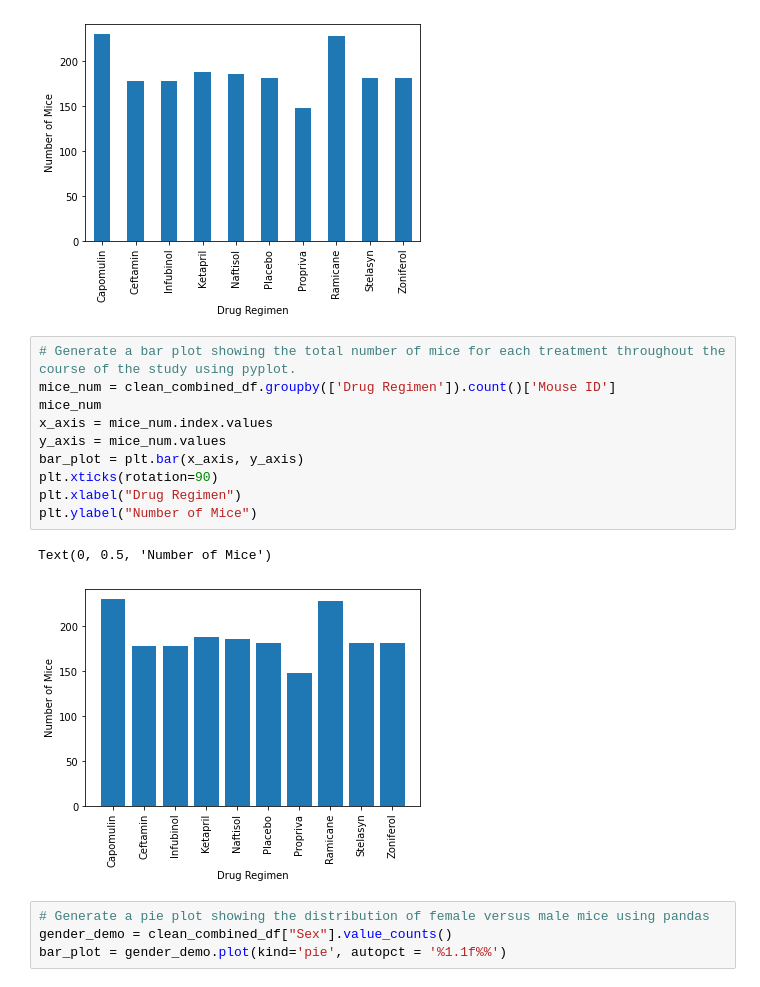
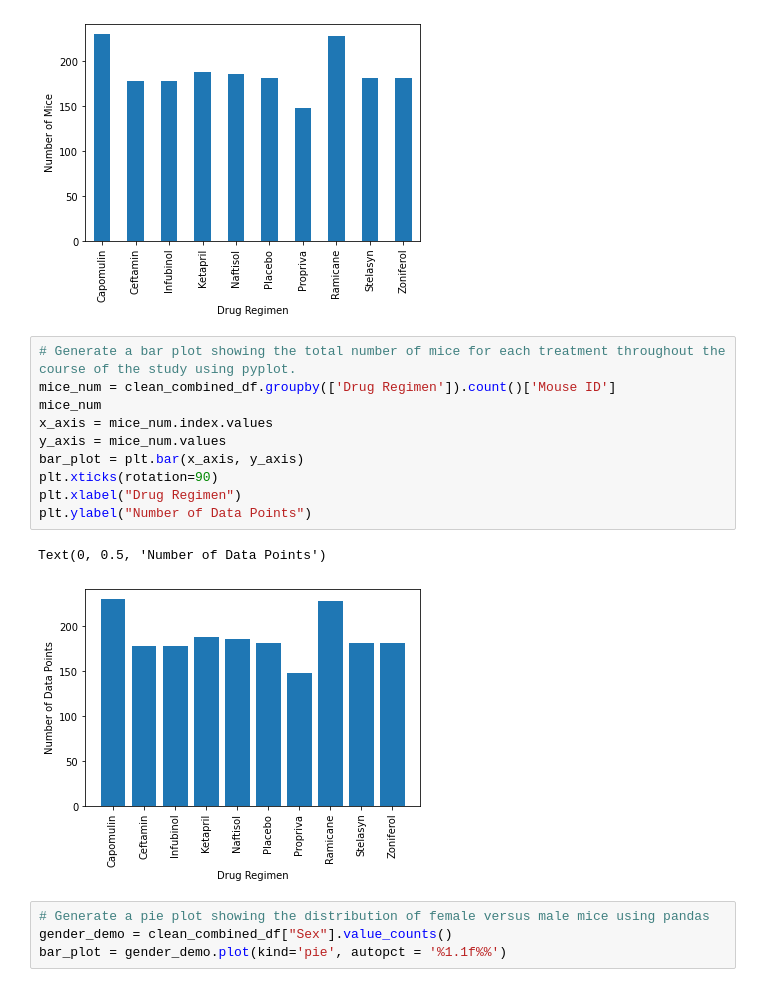
Before and after one commit to TPhillips27/Matplotlib-homework, a Jupyter notebook: Instructions/Pymaceuticals/pymaceuticals_starter.ipynb, the cells around one changed output. Saved outputs shown, nothing was run; the diff lists cells and outputs as text.

```diff
--- a/Instructions/Pymaceuticals/pymaceuticals_starter.ipynb
+++ b/Instructions/Pymaceuticals/pymaceuticals_starter.ipynb
@@ -131,16 +131,16 @@ Text(0, 0.5, 'Number of Mice')
 # %%
 # Generate a bar plot showing the total number of mice for each treatment throughout the course of the study using pyplot.
 mice_num = clean_combined_df.groupby(['Drug Regimen']).count()['Mouse ID']
 mice_num
 x_axis = mice_num.index.values
 y_axis = mice_num.values
 bar_plot = plt.bar(x_axis, y_axis)
 plt.xticks(rotation=90)
 plt.xlabel("Drug Regimen")
-plt.ylabel("Number of Mice")
+plt.ylabel("Number of Data Points")
 # %% [output]
-Text(0, 0.5, 'Number of Mice')
+Text(0, 0.5, 'Number of Data Points')
-[figure, old version]
+[figure, new version]
 # %%
 # Generate a pie plot showing the distribution of female versus male mice using pandas
 gender_demo = clean_combined_df["Sex"].value_counts()
```
